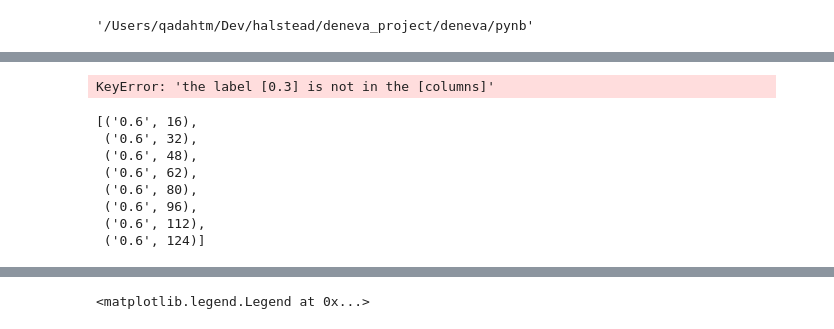
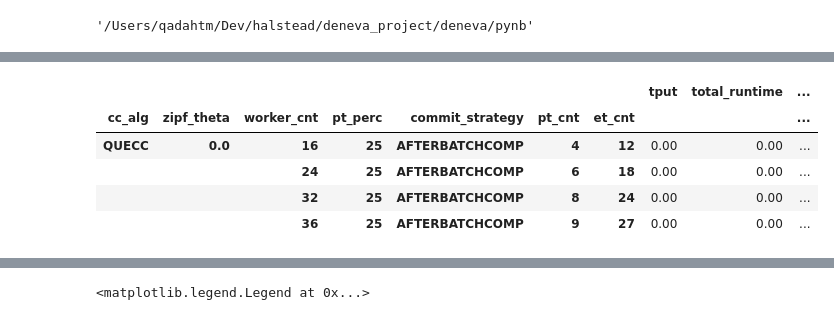
Before and after one commit to qadahtm/deneva, a Jupyter notebook: pynb/QueCC.ipynb, the cells around one changed output, grey strips where cells are left out. Saved outputs shown, nothing was run; the diff lists cells and outputs as text; code cells hidden in the pictures.

```diff
--- a/pynb/QueCC.ipynb
+++ b/pynb/QueCC.ipynb
@@ -449,19 +478,15 @@ grouped['et_tput'].plot()
-# %%
-theta_pt0 = grouped.loc['NOWAIT','0.0']['mean']
-theta_pt3 = grouped.loc['NOWAIT','0.3']['mean']
-theta_pt6 = grouped.loc['NOWAIT','0.6']['mean']
-theta_pt7 = grouped.loc['NOWAIT','0.7']['mean']
-theta_pt9 = grouped.loc['NOWAIT','0.9']['mean']
-# %% [output]
-KeyError: 'the label [0.3] is not in the [columns]'
-# %%
-list(grouped.loc['NOWAIT'].index)
-# %% [output]
-[('0.6', 16),
- ('0.6', 32),
- ('0.6', 48),
- ('0.6', 62),
- ('0.6', 80),
- ('0.6', 96),
- ('0.6', 112),
- ('0.6', 124)]
+# %%
+# grouped = df.groupby(['cc_alg','zipf_theta', 'worker_cnt', 'pt_perc','commit_strategy', 'pt_cnt', 'et_cnt']).tput.agg(['count', 'min', 'max', 'mean'])
+pd.options.display.float_format = '{:,.2f}'.format
+agg_req_normal = {'tput':'mean', 'total_runtime':'mean', 'virt_mem_usage':'mean'}
+agg_req = agg_req_normal
+grouped = df.groupby(['cc_alg','zipf_theta', 'worker_cnt', 'pt_perc','commit_strategy', 'pt_cnt', 'et_cnt']).agg(agg_req)
+# grouped = df.groupby(['et_cnt']).agg(agg_req)
+grouped
+# %% [output]
+|  |  |  |  |  |  |  | tput | total_runtime | ... |
+| cc_alg | zipf_theta | worker_cnt | pt_perc | commit_strategy | pt_cnt | et_cnt |  |  | ... |
+| QUECC | 0.0 | 16 | 25 | AFTERBATCHCOMP | 4 | 12 | 0.00 | 0.00 | ... |
+|  |  | 24 | 25 | AFTERBATCHCOMP | 6 | 18 | 0.00 | 0.00 | ... |
+|  |  | 32 | 25 | AFTERBATCHCOMP | 8 | 24 | 0.00 | 0.00 | ... |
+|  |  | 36 | 25 | AFTERBATCHCOMP | 9 | 27 | 0.00 | 0.00 | ... |
```
Also changed, not shown: parts of 7 cells of this notebook, 6 other files.
